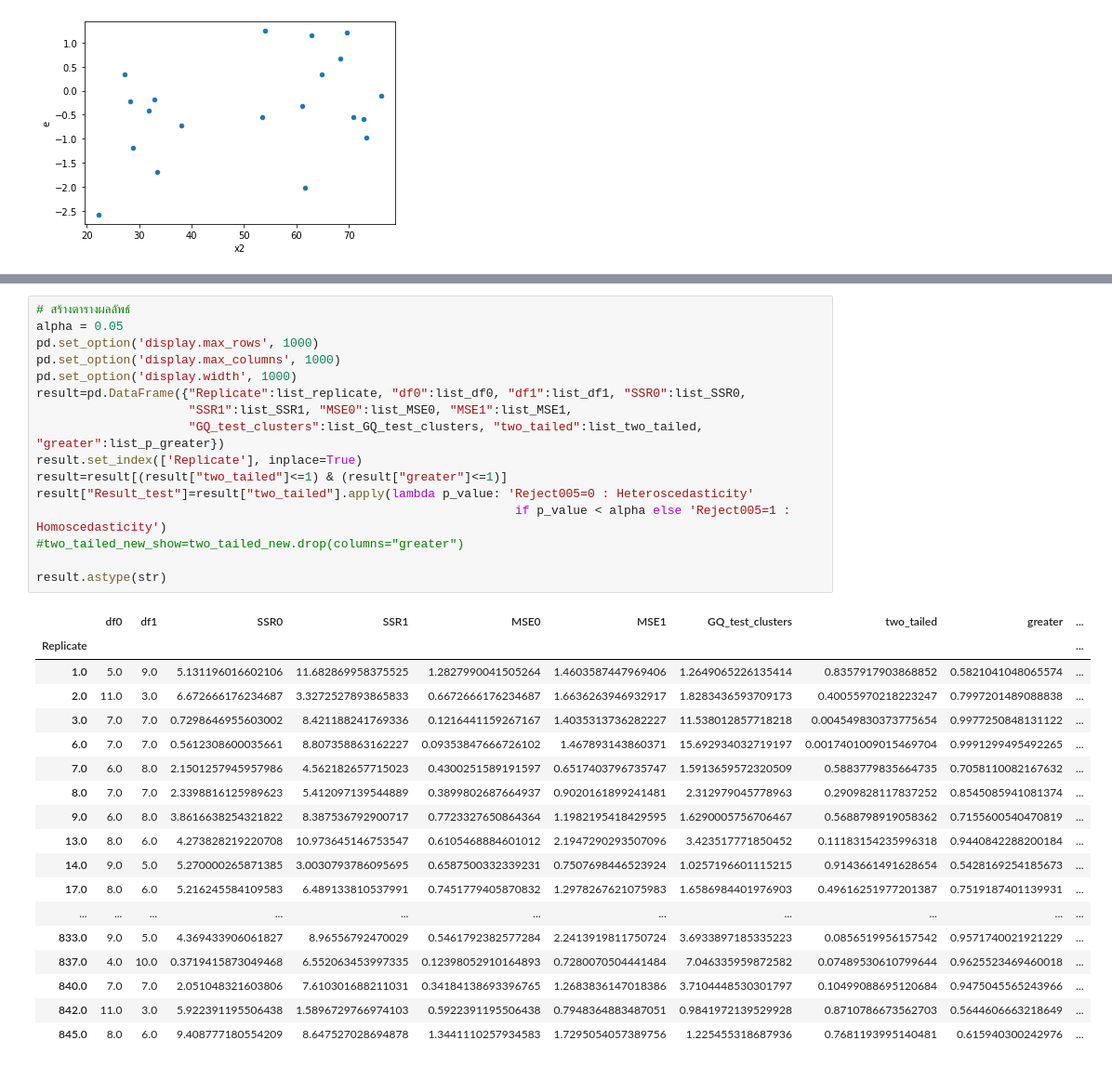
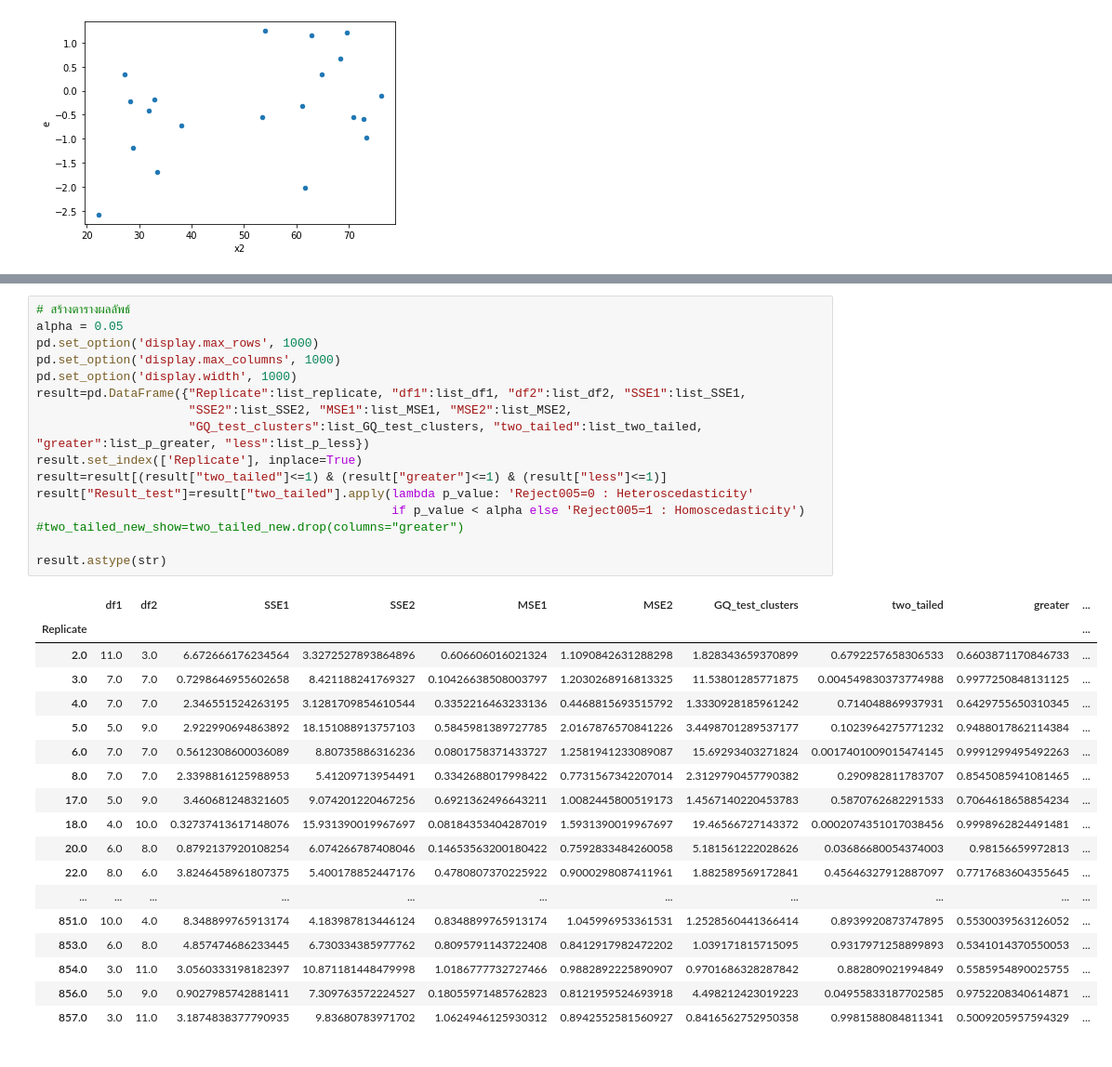
Before and after one commit to iam-fern/Generate_addition, a Jupyter notebook: GQtest_cluster_data_add_delta_(0)_n20_05.ipynb, the cells around one changed output, grey strips where cells are left out. Shown at 93% size. Drawn from its saved outputs; the diff is of its cells as text.

```diff
--- a/GQtest_cluster_data_add_delta_(0)_n20_05.ipynb
+++ b/GQtest_cluster_data_add_delta_(0)_n20_05.ipynb
@@ -250,38 +250,38 @@ for run_replicate in list_replicate:
 # %%
 # สร้างตารางผลลัพธ์
 alpha = 0.05
 pd.set_option('display.max_rows', 1000)
 pd.set_option('display.max_columns', 1000)
 pd.set_option('display.width', 1000)
-result=pd.DataFrame({"Replicate":list_replicate, "df0":list_df0, "df1":list_df1, "SSR0":list_SSR0,
-                     "SSR1":list_SSR1, "MSE0":list_MSE0, "MSE1":list_MSE1,
-                     "GQ_test_clusters":list_GQ_test_clusters, "two_tailed":list_two_tailed, "greater":list_p_greater})
+result=pd.DataFrame({"Replicate":list_replicate, "df1":list_df1, "df2":list_df2, "SSE1":list_SSE1,
+                     "SSE2":list_SSE2, "MSE1":list_MSE1, "MSE2":list_MSE2,
+                     "GQ_test_clusters":list_GQ_test_clusters, "two_tailed":list_two_tailed, "greater":list_p_greater, "less":list_p_less})
 result.set_index(['Replicate'], inplace=True)
-result=result[(result["two_tailed"]<=1) & (result["greater"]<=1)]
+result=result[(result["two_tailed"]<=1) & (result["greater"]<=1) & (result["less"]<=1)]
 result["Result_test"]=result["two_tailed"].apply(lambda p_value: 'Reject005=0 : Heteroscedasticity'
-                                                                  if p_value < alpha else 'Reject005=1 : Homoscedasticity')
+                                                 if p_value < alpha else 'Reject005=1 : Homoscedasticity')
 #two_tailed_new_show=two_tailed_new.drop(columns="greater")
 
 result.astype(str)
 # %% [output]
-|  | df0 | df1 | SSR0 | SSR1 | MSE0 | MSE1 | GQ_test_clusters | two_tailed | greater | ... |
+|  | df1 | df2 | SSE1 | SSE2 | MSE1 | MSE2 | GQ_test_clusters | two_tailed | greater | ... |
 | Replicate |  |  |  |  |  |  |  |  |  | ... |
-| 1.0 | 5.0 | 9.0 | 5.131196016602106 | 11.682869958375525 | 1.2827990041505264 | 1.4603587447969406 | 1.2649065226135414 | 0.8357917903868852 | 0.5821041048065574 | ... |
-| 2.0 | 11.0 | 3.0 | 6.672666176234687 | 3.3272527893865833 | 0.6672666176234687 | 1.6636263946932917 | 1.8283436593709173 | 0.40055970218223247 | 0.7997201489088838 | ... |
-| 3.0 | 7.0 | 7.0 | 0.7298646955603002 | 8.421188241769336 | 0.1216441159267167 | 1.4035313736282227 | 11.538012857718218 | 0.004549830373775654 | 0.9977250848131122 | ... |
-| 6.0 | 7.0 | 7.0 | 0.5612308600035661 | 8.807358863162227 | 0.09353847666726102 | 1.467893143860371 | 15.692934032719197 | 0.0017401009015469704 | 0.9991299495492265 | ... |
-| 7.0 | 6.0 | 8.0 | 2.1501257945957986 | 4.562182657715023 | 0.4300251589191597 | 0.6517403796735747 | 1.5913659572320509 | 0.5883779835664735 | 0.7058110082167632 | ... |
-| 8.0 | 7.0 | 7.0 | 2.3398816125989623 | 5.412097139544889 | 0.3899802687664937 | 0.9020161899241481 | 2.312979045778963 | 0.2909828117837252 | 0.8545085941081374 | ... |
-| 9.0 | 6.0 | 8.0 | 3.8616638254321822 | 8.387536792900717 | 0.7723327650864364 | 1.1982195418429595 | 1.6290005756706467 | 0.5688798919058362 | 0.7155600540470819 | ... |
-| 13.0 | 8.0 | 6.0 | 4.273828219220708 | 10.973645146753547 | 0.6105468884601012 | 2.1947290293507096 | 3.423517771850452 | 0.11183154235996318 | 0.9440842288200184 | ... |
-| 14.0 | 9.0 | 5.0 | 5.270000265871385 | 3.0030793786095695 | 0.6587500332339231 | 0.7507698446523924 | 1.0257196601115215 | 0.9143661491628654 | 0.5428169254185673 | ... |
-| 17.0 | 8.0 | 6.0 | 5.216245584109583 | 6.489133810537991 | 0.7451779405870832 | 1.2978267621075983 | 1.6586984401976903 | 0.49616251977201387 | 0.7519187401139931 | ... |
+| 2.0 | 11.0 | 3.0 | 6.672666176234564 | 3.3272527893864896 | 0.606606016021324 | 1.1090842631288298 | 1.828343659370899 | 0.6792257658306533 | 0.6603871170846733 | ... |
+| 3.0 | 7.0 | 7.0 | 0.7298646955602658 | 8.421188241769327 | 0.10426638508003797 | 1.2030268916813325 | 11.53801285771875 | 0.004549830373774988 | 0.9977250848131125 | ... |
+| 4.0 | 7.0 | 7.0 | 2.346551524263195 | 3.1281709854610544 | 0.3352216463233136 | 0.4468815693515792 | 1.3330928185961242 | 0.714048869937931 | 0.6429755650310345 | ... |
+| 5.0 | 5.0 | 9.0 | 2.922990694863892 | 18.151088913757103 | 0.5845981389727785 | 2.0167876570841226 | 3.4498701289537177 | 0.1023964275771232 | 0.9488017862114384 | ... |
+| 6.0 | 7.0 | 7.0 | 0.5612308600036089 | 8.80735886316236 | 0.0801758371433727 | 1.2581941233089087 | 15.69293403271824 | 0.0017401009015474145 | 0.9991299495492263 | ... |
+| 8.0 | 7.0 | 7.0 | 2.3398816125988953 | 5.41209713954491 | 0.3342688017998422 | 0.7731567342207014 | 2.3129790457790382 | 0.290982811783707 | 0.8545085941081465 | ... |
+| 17.0 | 5.0 | 9.0 | 3.460681248321605 | 9.074201220467256 | 0.6921362496643211 | 1.0082445800519173 | 1.4567140220453783 | 0.5870762682291533 | 0.7064618658854234 | ... |
+| 18.0 | 4.0 | 10.0 | 0.32737413617148076 | 15.931390019967697 | 0.08184353404287019 | 1.5931390019967697 | 19.46566727143372 | 0.0002074351017038456 | 0.9998962824491481 | ... |
+| 20.0 | 6.0 | 8.0 | 0.8792137920108254 | 6.074266787408046 | 0.14653563200180422 | 0.7592833484260058 | 5.181561222028626 | 0.03686680054374003 | 0.98156659972813 | ... |
+| 22.0 | 8.0 | 6.0 | 3.8246458961807375 | 5.400178852447176 | 0.4780807370225922 | 0.9000298087411961 | 1.882589569172841 | 0.45646327912887097 | 0.7717683604355645 | ... |
 | ... | ... | ... | ... | ... | ... | ... | ... | ... | ... | ... |
-| 833.0 | 9.0 | 5.0 | 4.369433906061827 | 8.96556792470029 | 0.5461792382577284 | 2.2413919811750724 | 3.6933897185335223 | 0.0856519956157542 | 0.9571740021921229 | ... |
-| 837.0 | 4.0 | 10.0 | 0.3719415873049468 | 6.552063453997335 | 0.12398052910164893 | 0.7280070504441484 | 7.046335959872582 | 0.07489530610799644 | 0.9625523469460018 | ... |
-| 840.0 | 7.0 | 7.0 | 2.051048321603806 | 7.610301688211031 | 0.34184138693396765 | 1.2683836147018386 | 3.7104448530301797 | 0.10499088695120684 | 0.9475045565243966 | ... |
-| 842.0 | 11.0 | 3.0 | 5.922391195506438 | 1.5896729766974103 | 0.5922391195506438 | 0.7948364883487051 | 0.9841972139529928 | 0.8710786673562703 | 0.5644606663218649 | ... |
-| 845.0 | 8.0 | 6.0 | 9.408777180554209 | 8.647527028694878 | 1.3441110257934583 | 1.7295054057389756 | 1.225455318687936 | 0.7681193995140481 | 0.615940300242976 | ... |
+| 851.0 | 10.0 | 4.0 | 8.348899765913174 | 4.183987813446124 | 0.8348899765913174 | 1.045996953361531 | 1.2528560441366414 | 0.8939920873747895 | 0.5530039563126052 | ... |
+| 853.0 | 6.0 | 8.0 | 4.857474686233445 | 6.730334385977762 | 0.8095791143722408 | 0.8412917982472202 | 1.039171815715095 | 0.9317971258899893 | 0.5341014370550053 | ... |
+| 854.0 | 3.0 | 11.0 | 3.0560333198182397 | 10.871181448479998 | 1.0186777732727466 | 0.9882892225890907 | 0.9701686328287842 | 0.882809021994849 | 0.5585954890025755 | ... |
+| 856.0 | 5.0 | 9.0 | 0.9027985742881411 | 7.309763572224527 | 0.18055971485762823 | 0.8121959524693918 | 4.498212423019223 | 0.04955833187702585 | 0.9752208340614871 | ... |
+| 857.0 | 3.0 | 11.0 | 3.1874838377790935 | 9.83680783971702 | 1.0624946125930312 | 0.8942552581560927 | 0.8416562752950358 | 0.9981588084811341 | 0.5009205957594329 | ... |
 # %%
 # สร้างตารางผลลัพธ์
 alpha = 0.05
```
Also changed, not shown: parts of 4 cells of this notebook.
